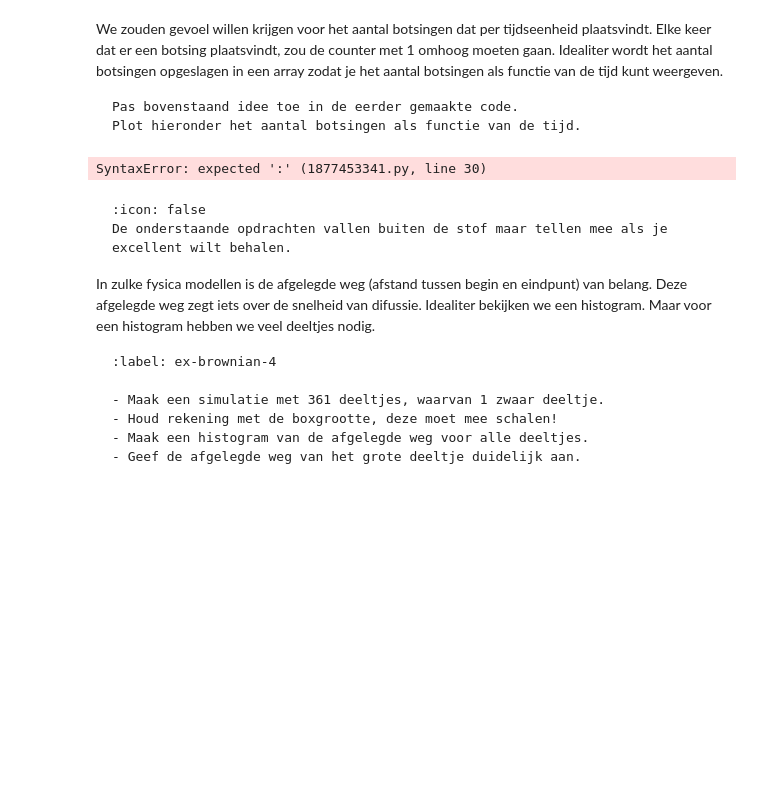
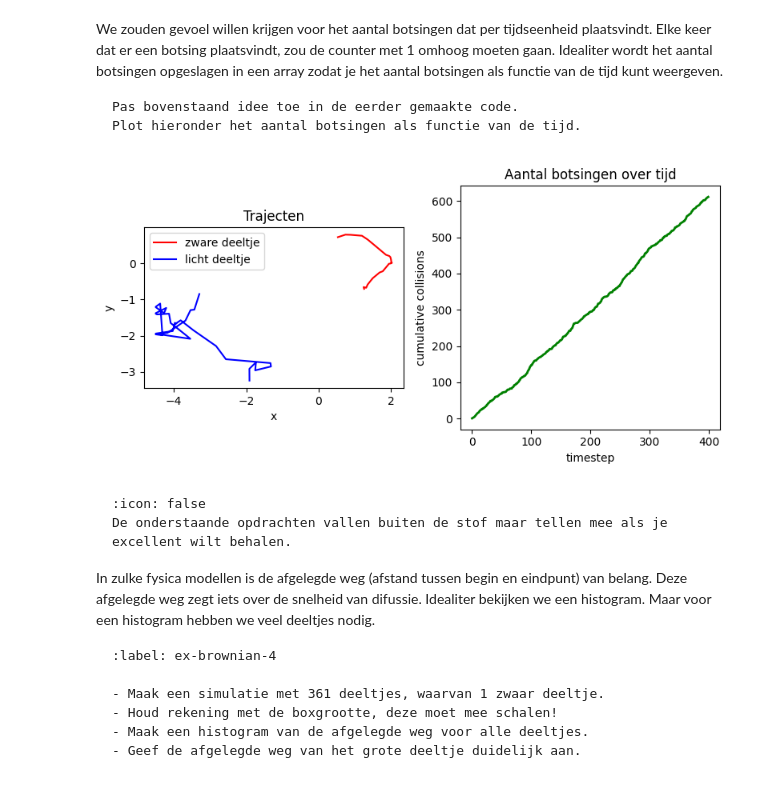
Before and after one commit to Arjunavhale/99, a Jupyter notebook: Content/PySim/4_brownianmotion.ipynb, the cells around one changed output. Saved outputs shown, nothing was run; the diff lists cells and outputs as text; code cells hidden in the pictures; blank space fills up the shorter version.

````diff
--- a/Content/PySim/4_brownianmotion.ipynb
+++ b/Content/PySim/4_brownianmotion.ipynb
@@ -227,54 +221,67 @@ Pas bovenstaand idee toe in de eerder gemaakte code.
 Plot hieronder het aantal botsingen als functie van de tijd.
 ```
 # %%
-# botsingen counter
-botsingen_teller= []
-totaal_botsingen = 0
+# Collision counter initialization
+botsingen_teller = []  # stores cumulative collision count at each timestep
+totaal_botsingen = 0   # running total of all collisions
 
-# tracken van het zware deeltje
+# Track heavy and light particle trajectories
 track_x = []
 track_y = []
-
-#tracken van het lichte deeltje
 light_track_x = []
 light_track_y = []
 
-#your code/answer
+# Run simulation for 400 timesteps
+num_steps = 400
+for step in range(num_steps):
+    # Update particle positions and handle wall collisions
+    for p in particles:
+        p.update_position()      # Update position
+        p.boxcollision()         # Handle wall bounces
 
-#your code/answer
-
-#your code/answer
-
-for i in range(400):
-    botsingen_deze_tijdstap = 0
-
-    for p in particles:
-        p.update_position()    # Update positie
-        p.boxcollision()         # Wandbotsing werkt per deeltje
-
+    # Resolve pair collisions
     handle_collisions(particles)
 
-for i in range(len(particles)):
-    for j in range(i+1,len(particles)):
-        if collide_detection(particles[i],particles[j])
-        botsingen_
+    # Count collisions this timestep by checking all overlapping pairs
+    botsingen_deze_tijdstap = 0
+    for i in range(len(particles)):
+        for j in range(i+1, len(particles)):
+            if collide_detection(particles[i], particles[j]):
+                botsingen_deze_tijdstap += 1
 
-#your code/answer
+    # Accumulate collision count and store in array
+    totaal_botsingen += botsingen_deze_tijdstap
+    botsingen_teller.append(totaal_botsingen)
 
+    # Record heavy particle (last element) position
     track_x.append(particles[N-1].r[0])
     track_y.append(particles[N-1].r[1])
 
-    light_track_x.append(particles[0].r[0]) # Voegen van het x richting tracking van het licht deeltje
-    light_track_y.append(particles[0].r[1]) # Voegen van het x richting tracking van het licht deeltje
-#your code/answer
+    # Record light particle (first element) position
+    light_track_x.append(particles[0].r[0])
+    light_track_y.append(particles[0].r[1])
 
-plt.figure()
-plt.plot(track_x,track_y,'r', label = 'zware deeltje')
-plt.plot(light_track_x,light_track_y,'b-',label = 'licht deeltje')
+# Plot trajectories
+plt.figure(figsize=(8,4))
+plt.subplot(1, 2, 1)
+plt.plot(track_x, track_y, 'r-', label='zware deeltje')
+plt.plot(light_track_x, light_track_y, 'b-', label='licht deeltje')
+plt.xlabel('x')
+plt.ylabel('y')
 plt.legend()
+plt.title('Trajecten')
+plt.gca().set_aspect('equal', 'box')
+
+# Plot cumulative collisions vs time
+plt.subplot(1, 2, 2)
+plt.plot(botsingen_teller, 'g-', linewidth=2)
+plt.xlabel('timestep')
+plt.ylabel('cumulative collisions')
+plt.title('Aantal botsingen over tijd')
+plt.tight_layout()
 plt.show()
 # %% [output]
-SyntaxError: expected ':' (1877453341.py, line 30)
+[figure, added]
 # %% [markdown]
 ```{warning} 🌶 Let op!
 :icon: false
````
Also changed, not shown: parts of 5 cells of this notebook.
